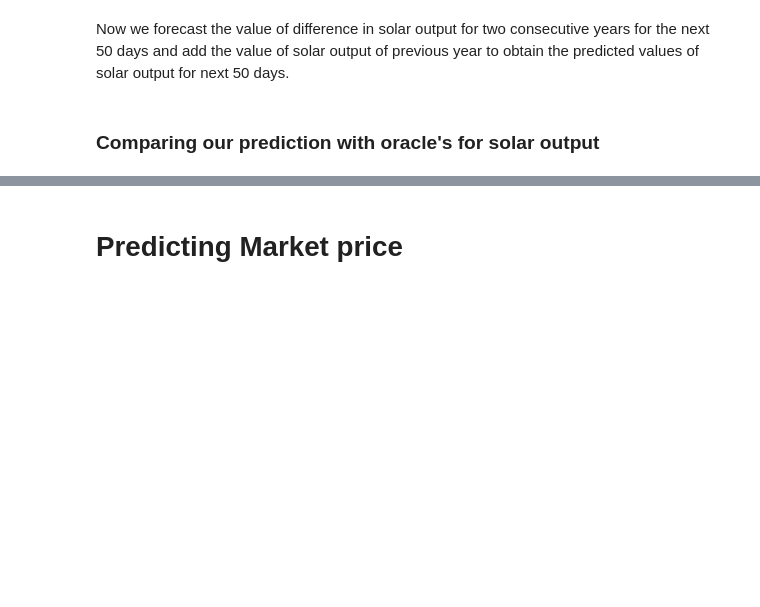
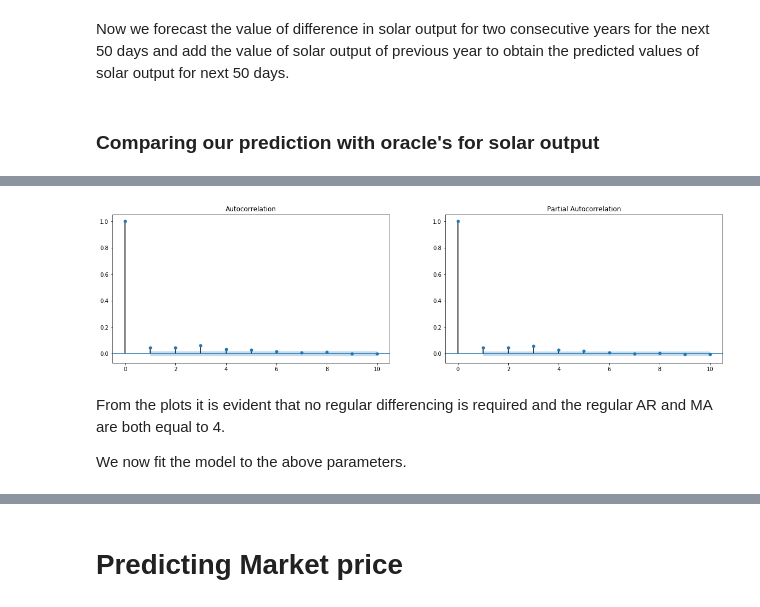
Before and after one commit to abhishek0318/Optimal-Bidding, a Jupyter notebook: Prediction.ipynb, the cells around one changed output, grey strips where cells are left out. Saved outputs shown, nothing was run; the diff lists cells and outputs as text; code cells hidden in the pictures; blank space fills up the shorter version.

```diff
--- a/Prediction.ipynb
+++ b/Prediction.ipynb
@@ -545,0 +588,11 @@ result
+# %%
+fig, axes = plt.subplots(1, 2, figsize=(20,5))
+
+fig = plot_acf(pd.Series(series).diff(365*24).diff(24).dropna(), ax=axes[0],lags=10)
+fig = plot_pacf(pd.Series(series).diff(365*24).diff(24).dropna(), ax=axes[1],lags=10)
+# %% [output]
+[figure, added]
+# %% [markdown]
+From the plots it is evident that no regular differencing is required and the regular AR and MA are both equal to 4.
+
+We now fit the model to the above parameters.
```
Also changed, not shown: parts of 26 cells of this notebook.
